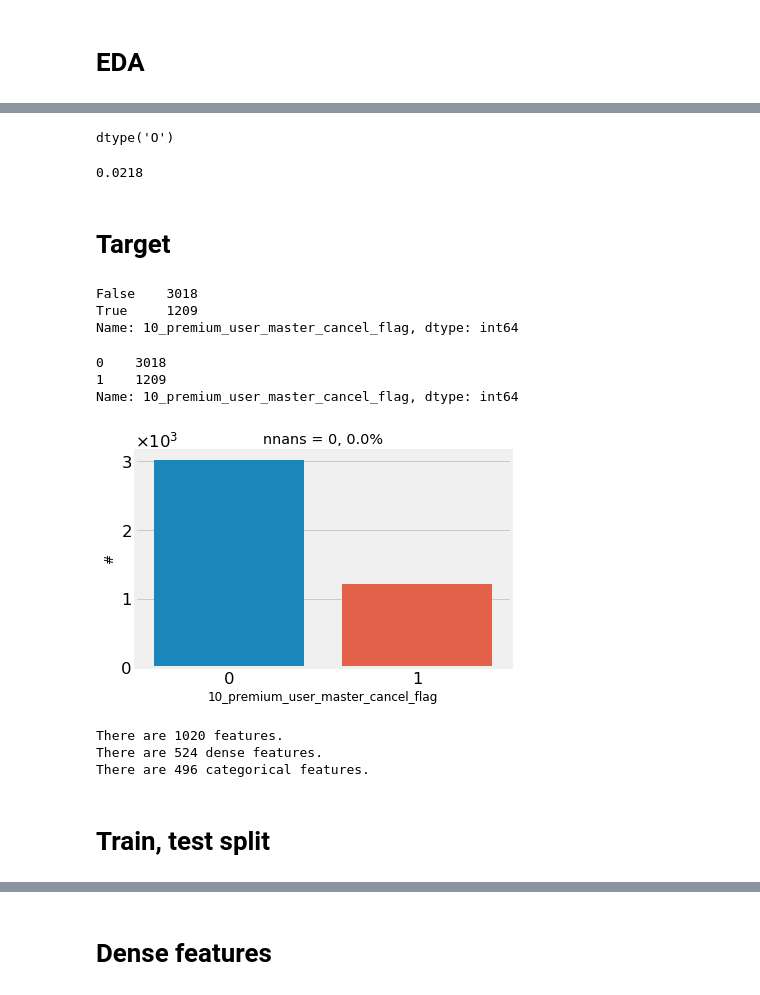
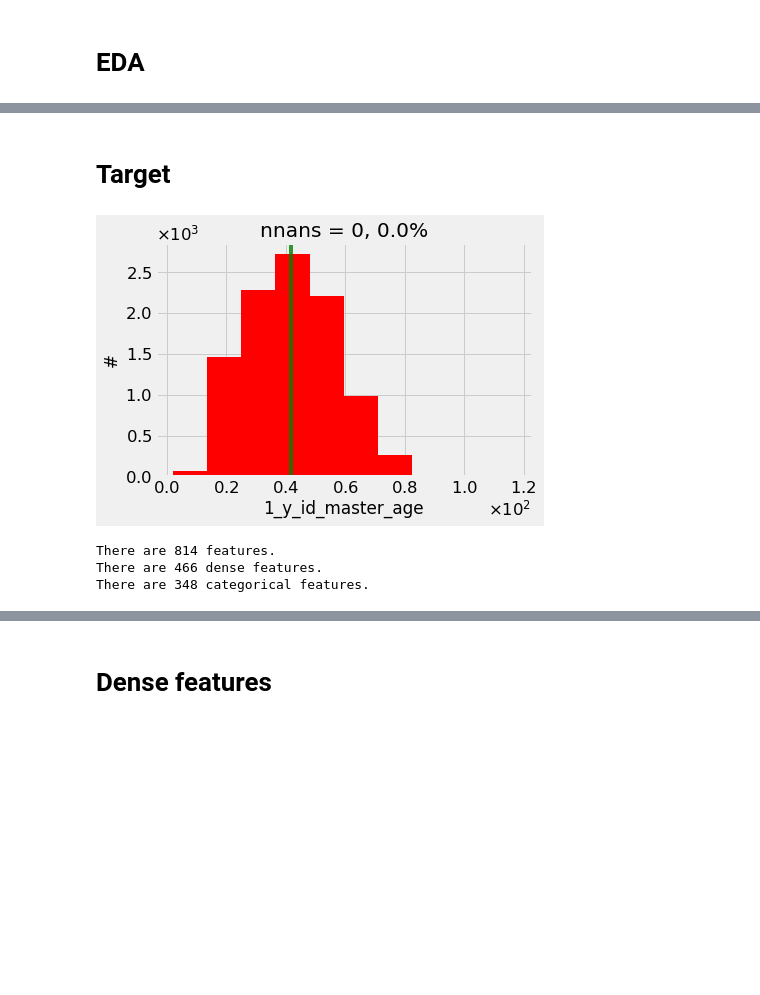
Before and after one commit to katsu1110/DataScienceComp, a Jupyter notebook: EDA_laputa.ipynb, the cells around one changed output, grey strips where cells are left out. Saved outputs shown, nothing was run; the diff lists cells and outputs as text; code cells hidden in the pictures; blank space fills up the shorter version.

```diff
--- a/EDA_laputa.ipynb
+++ b/EDA_laputa.ipynb
@@ -89,9 +87,8 @@ print(files)
 # import data
 time0 = time.time()
 
-train = pd.read_csv(datapath + '/laputa.csv', index_col=0)
-# test = pd.read_csv(datapath + '/test.csv')
-# submission = pd.read_csv(datapath + '/sample_submission.csv')
+train = pd.read_csv(datapath + '/laputa_age.csv', index_col=0)
+test = pd.read_csv(datapath + '/laputa_noage.csv', index_col=0)
 
 time1 = time.time()
 print(time1 - time0, " seconds to load data")
@@ -180,42 +153,15 @@ train[premium_features].head()
-# %%
-train["10_premium_user_master_cancel_flag"].dtype
-# %% [output]
-dtype('O')
-# %%
-train["1_y_id_master_age"].isna().sum() / train.shape[0]
-# %% [output]
-0.0218
 # %% [markdown]
 # Target
-# %%
-# remove nan from target
-target = "10_premium_user_master_cancel_flag"
-# target = "1_y_id_master_age"
-train = train.loc[train[target].isna().values == False, :].reset_index(drop=True, inplace=False)
-train[target].value_counts()
-# %% [output]
-False    3018
-True     1209
-Name: 10_premium_user_master_cancel_flag, dtype: int64
-# %%
-train[target] = train[target].astype(int)
-train[target].value_counts()
-# %% [output]
-0    3018
-1    1209
-Name: 10_premium_user_master_cancel_flag, dtype: int64
 # %%
 # hist
-target = "10_premium_user_master_cancel_flag"
-plot_target(train, target, objective="classification")
+target = "1_y_id_master_age"
+plot_target(train, target, objective="regression")
 # %% [output]
-[figure, old version]
+[figure, new version]
 # %%
 # roughly categorize features
-features, dense_features, cat_features = categorize_features(train, target, cat_threshold=12)
+features, dense_features, cat_features = categorize_features(train, target, cat_threshold=20)
 # %% [output]
-There are 1020 features.
-There are 524 dense features.
-There are 496 categorical features.
+There are 814 features.
+There are 466 dense features.
+There are 348 categorical features.
-# %% [markdown]
-# Train, test split
```
Also changed, not shown: parts of 38 cells of this notebook, 12 other files.
